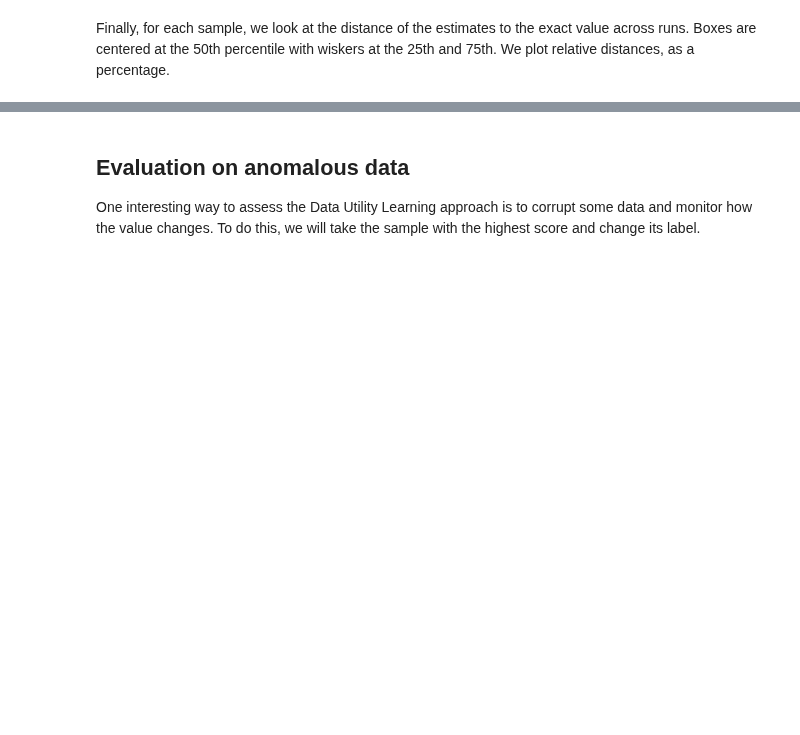
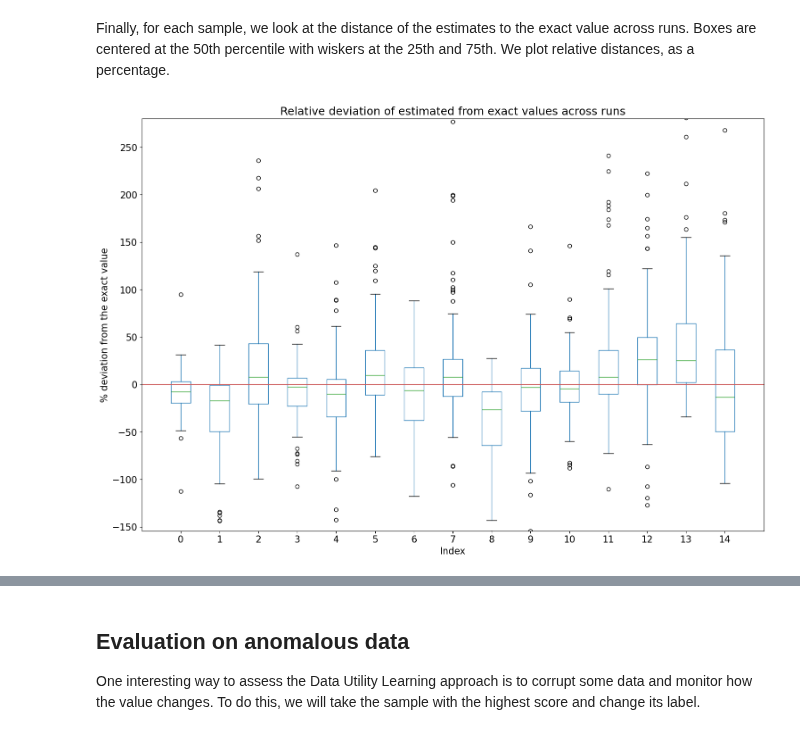
Before and after one commit to aai-institute/pyDVL, a Jupyter notebook: notebooks/shapley_utility_learning.ipynb, the cells around one changed output, grey strips where cells are left out. Saved outputs shown, nothing was run; the diff lists cells and outputs as text; code cells hidden in the pictures; blank space fills up the shorter version.

```diff
--- a/notebooks/shapley_utility_learning.ipynb
+++ b/notebooks/shapley_utility_learning.ipynb
@@ -128,18 +144,12 @@ Finally, we must pick a stopping criterion. Since the sampler is finite, we coul
 # %%
 from pydvl.valuation import (
     DeterministicUniformSampler,
-    MinUpdates,
-    ModelUtility,
+    NoStopping,
     ShapleyValuation,
-    SupervisedScorer,
 )
 
-scorer = SupervisedScorer("accuracy", test_data=test, default=0, range=(0, 1))
-utility = ModelUtility(model=model, scorer=scorer, show_warnings=False)
 sampler = DeterministicUniformSampler(batch_size=32)
-# A DeterministicUniformSampler updates each index exactly once.
-# This stopping criterion is therefore only here to keep track of progress:
-stopping = MinUpdates(1)
+stopping = NoStopping(sampler)
 
 valuation = ShapleyValuation(
     utility=utility, sampler=sampler, is_done=stopping, progress=True
@@ -306,26 +323,28 @@ Finally, for each sample, we look at the distance of the estimates to the exact
 # %%
 warnings.simplefilter("ignore", RuntimeWarning)  # numpy complains about stuff
 
 fig, ax = plt.subplots(figsize=(18, 12))
 distances = 100 * df.loc[:, df.columns != "exact"].sub(df.exact, axis="index").div(
     df.exact, axis="index"
 )
 distances.transpose().boxplot(column=distances.index.values.tolist(), ax=ax)
 ax.hlines(0.0, 0, distances.index.max() + 2, "indianred")
 ax.set_xlim((0, distances.index.max() + 2))
 # Display 96% of the data:
 ax.set_ylim(
     (
-        distances.transpose().quantile(0.02).min(),
-        distances.transpose().quantile(0.98).max(),
+        distances.transpose().quantile(0.04).min(),
+        distances.transpose().quantile(0.96).max(),
     )
 )
 
 ax.set_xlabel("Index")
 ax.set_ylabel("% deviation from the exact value")
 ax.set_title("Relative deviation of estimated from exact values across runs")
 ax.grid(False)
 plt.show();
+# %% [output]
+[figure, added]
 # %%
 import matplotlib.pyplot as plt
 import numpy as np
```
Also changed, not shown: parts of 31 cells of this notebook.
